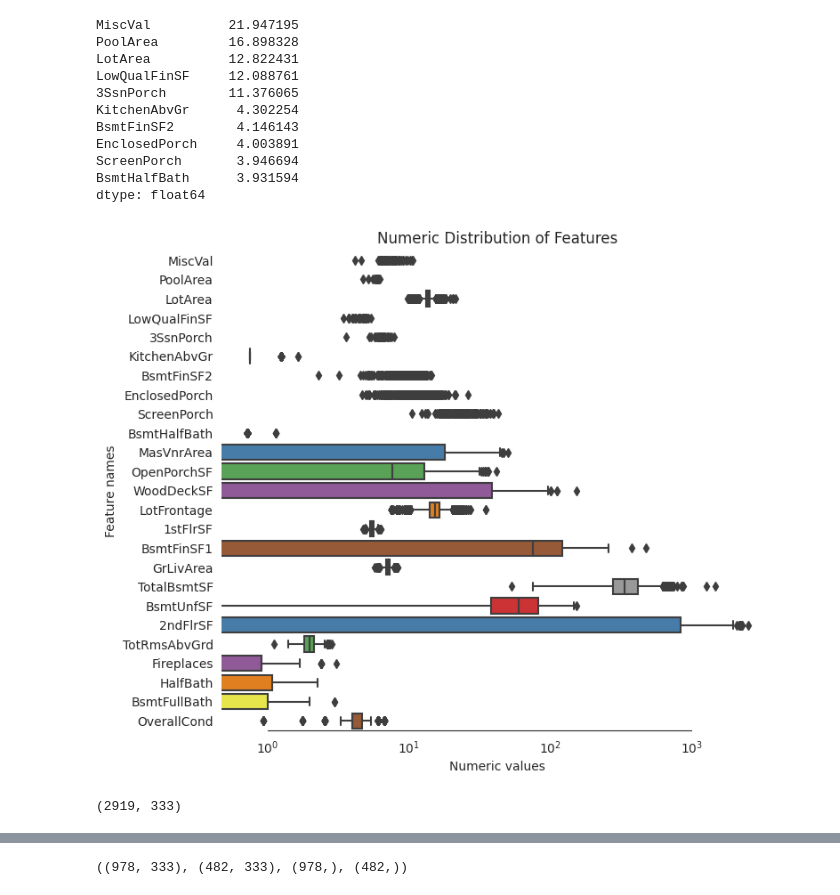
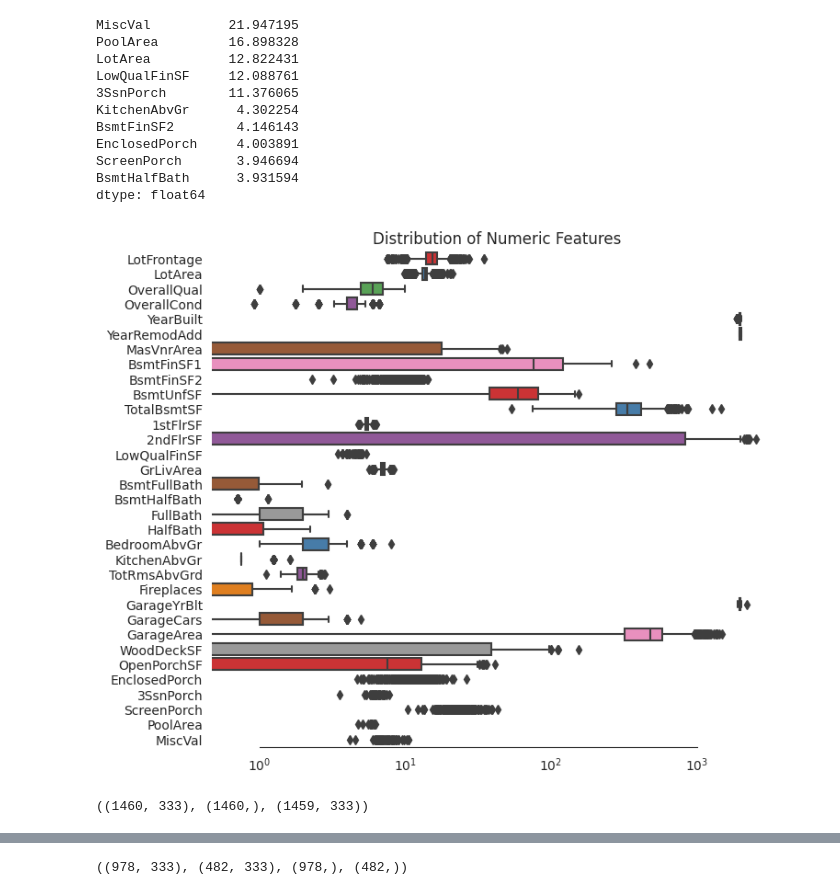
Before and after one commit to KatelinVincent/ML_final_project, a Jupyter notebook: Report.ipynb, the cells around one changed output, grey strips where cells are left out. Cells and saved outputs as stored; diff of their text form; code cells hidden in the pictures.

```diff
--- a/Report.ipynb
+++ b/Report.ipynb
@@ -147,3 +151,14 @@ all_features.shape
 (2919, 79)
 # %% [markdown]
 Check missing values
+# %%
+
+data = pd.DataFrame(all_features)
+df_cols = list(pd.DataFrame(data))
+missing = {}
+for i in range(0, len(df_cols)):
+    missing.update({df_cols[i]: round(data[df_cols[i]].isnull().mean()*100,2)})
+
+df_miss = sorted(missing.items(), key=lambda x: x[1], reverse=True)
+print('Columns with the most missing data')
+df_miss[0:10]
@@ -150,15 +216,10 @@ Check missing values
 # %%
+data = pd.DataFrame(all_features)
+df_cols = list(pd.DataFrame(data))
+missing = {}
+for i in range(0, len(df_cols)):
+    missing.update({df_cols[i]: round(data[df_cols[i]].isnull().mean()*100,2)})
 
-def percent_missing(df):
-    data = pd.DataFrame(df)
-    df_cols = list(pd.DataFrame(data))
-    dict_x = {}
-    for i in range(0, len(df_cols)):
-        dict_x.update({df_cols[i]: round(data[df_cols[i]].isnull().mean()*100,2)})
-
-    return dict_x
-
-missing = percent_missing(all_features)
 df_miss = sorted(missing.items(), key=lambda x: x[1], reverse=True)
 print('Percent of missing data')
 df_miss[0:10]
@@ -290,24 +278,27 @@ ScreenPorch       3.946694
 BsmtHalfBath      3.931594
 dtype: float64
 # %%
-# Normalize skewed features
+from scipy.special import boxcox1p
+from scipy.stats import boxcox_normmax
+
 for i in skew_index:
     all_features[i] = boxcox1p(all_features[i], boxcox_normmax(all_features[i] + 1))
 
-    # Let's make sure we handled all the skewed values
+#replot
 sns.set_style("white")
 f, ax = plt.subplots(figsize=(8, 7))
+ax = sns.boxplot(data=all_features[numeric] , orient="h", palette="Set1")
+ax.xaxis.grid(False)
 ax.set_xscale("log")
-ax = sns.boxplot(data=all_features[skew_index] , orient="h", palette="Set1")
-ax.xaxis.grid(False)
-ax.set(ylabel="Feature names")
-ax.set(xlabel="Numeric values")
-ax.set(title="Numeric Distribution of Features")
+ax.set(title="Distribution of Numeric Features")
+
 sns.despine(trim=True, left=True)
 # %% [output]
-[figure, old version]
+[figure, new version]
 # %%
 all_features = pd.get_dummies(all_features).reset_index(drop=True)
-all_features.shape
+X = all_features.iloc[:len(train_labels), :]
+X_test = all_features.iloc[len(train_labels):, :]
+X.shape, train_labels.shape, X_test.shape
 # %% [output]
-(2919, 333)
+((1460, 333), (1460,), (1459, 333))
```
Also changed, not shown: parts of 23 cells of this notebook.
